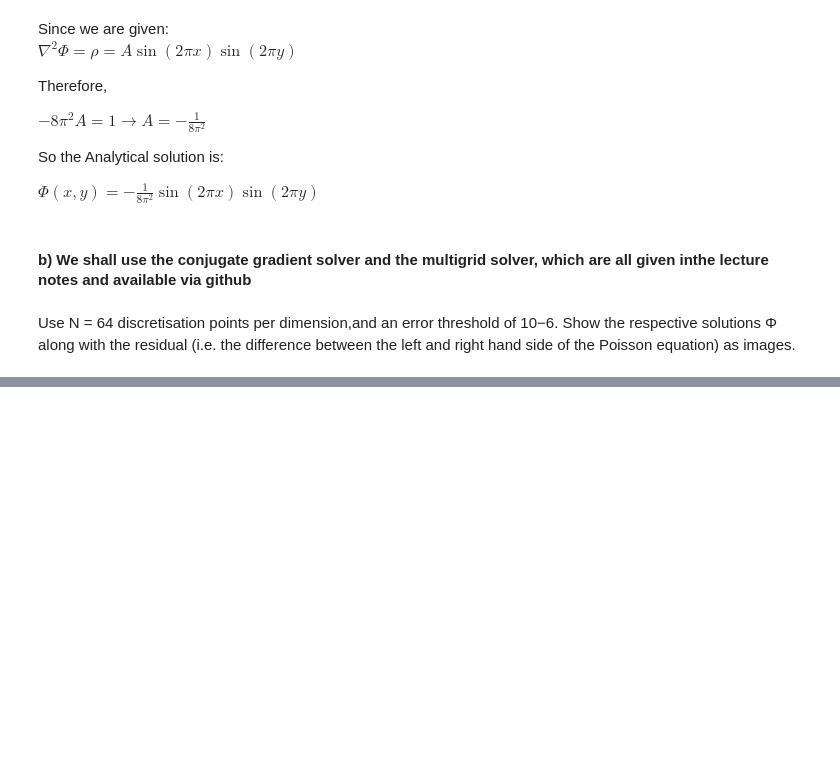
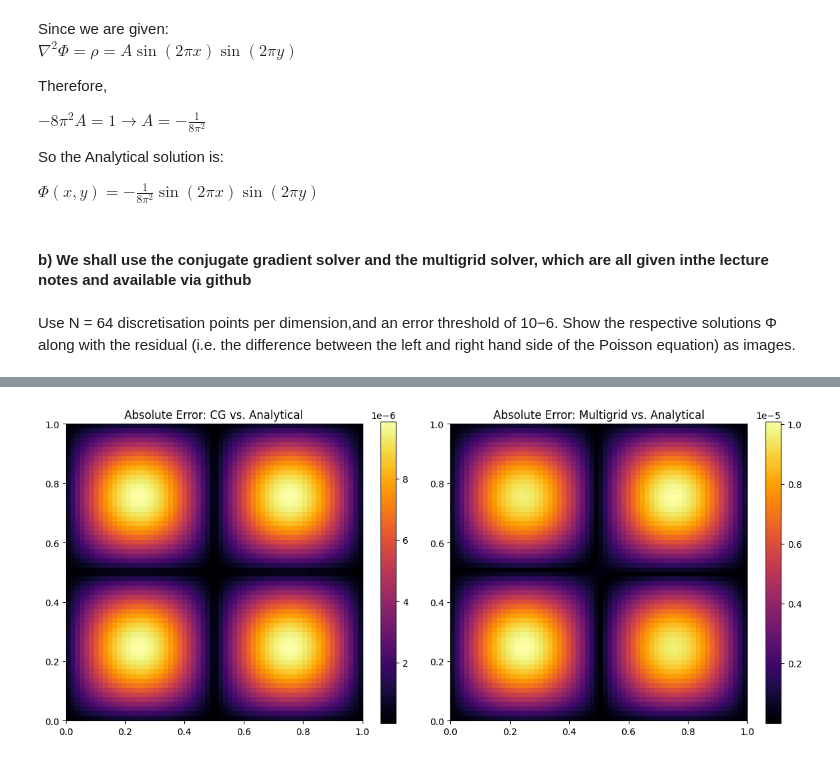
Before and after one commit to ShannonS00/Computational-Astrophysics, a Jupyter notebook: Worksheet_7/WS_7.ipynb, the cells around one changed output, grey strips where cells are left out. Drawn from its saved outputs; the diff is of its cells as text; code cells hidden in the pictures; blank space fills up the shorter version.

```diff
--- a/Worksheet_7/WS_7.ipynb
+++ b/Worksheet_7/WS_7.ipynb
@@ -508,0 +582,16 @@ Iteration 4: Linf error = 6.92269e-07
+# %%
+
+# Plot the absolute errors
+fig, axes = plt.subplots(1, 2, figsize=(12, 5))
+im0 = axes[0].imshow(diff_cg, origin='lower', extent=[0,1,0,1], cmap='inferno')
+axes[0].set_title("Absolute Error: CG vs. Analytical")
+fig.colorbar(im0, ax=axes[0])
+
+im1 = axes[1].imshow(diff_mg, origin='lower', extent=[0,1,0,1], cmap='inferno')
+axes[1].set_title("Absolute Error: Multigrid vs. Analytical")
+fig.colorbar(im1, ax=axes[1])
+
+plt.tight_layout()
+plt.show()
+# %% [output]
+[figure, added]
```
Also changed, not shown: parts of 13 cells of this notebook.
